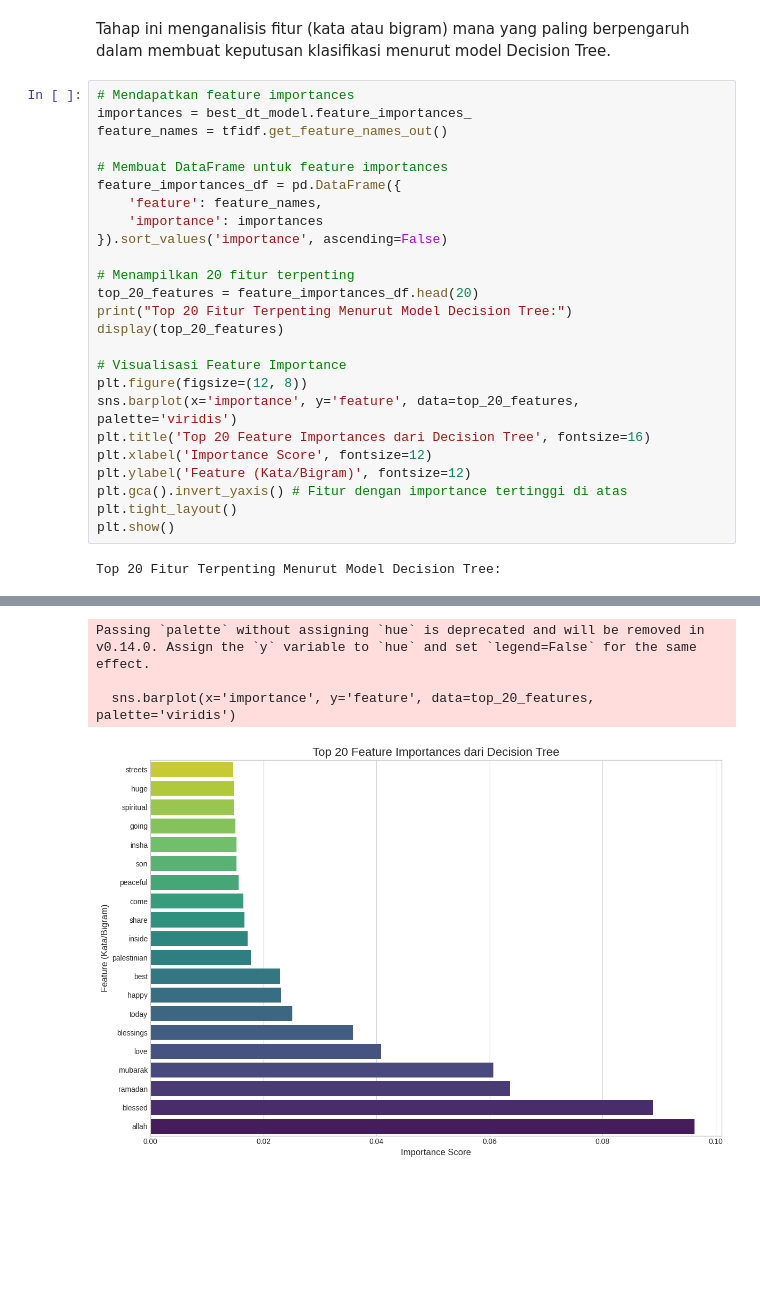
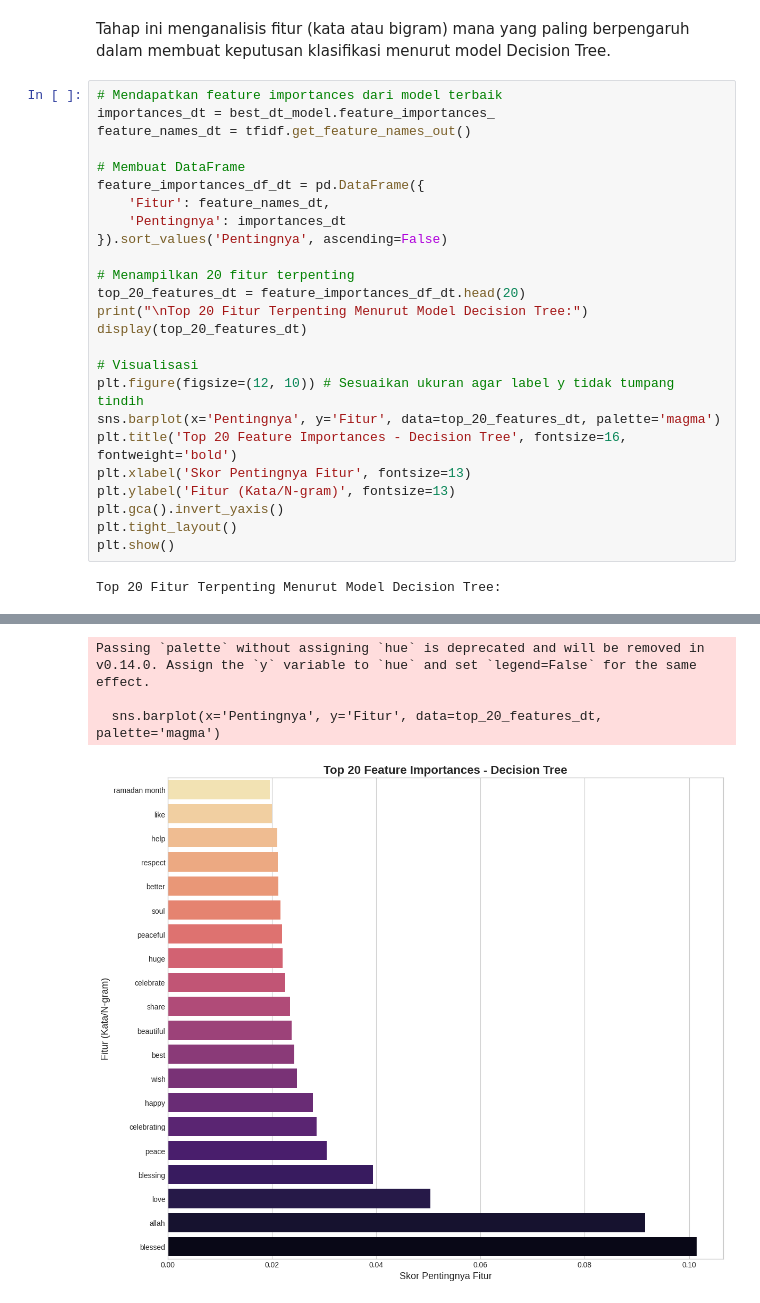
Before and after one commit to LatiefDataVisionary/text-mining-and-natural-language-processing-college-task, a Jupyter notebook: notebooks/decision_tree_model.ipynb, the cells around one changed output, grey strips where cells are left out. Drawn from its saved outputs; the diff is of its cells as text; blank space fills up the shorter version.

Commit message:
Perubahan kode di bagian - Analisis Fitur Penting (Feature Importance Analysis)

```diff
--- a/notebooks/decision_tree_model.ipynb
+++ b/notebooks/decision_tree_model.ipynb
@@ -598,28 +598,28 @@ Visualisasi pohon keputusan dengan Graphviz telah dirender dan disimpan sebagai
 # %% [markdown]
 Tahap ini menganalisis fitur (kata atau bigram) mana yang paling berpengaruh dalam membuat keputusan klasifikasi menurut model Decision Tree.
 # %%
-# Mendapatkan feature importances
-importances = best_dt_model.feature_importances_
-feature_names = tfidf.get_feature_names_out()
+# Mendapatkan feature importances dari model terbaik
+importances_dt = best_dt_model.feature_importances_
+feature_names_dt = tfidf.get_feature_names_out()
 
-# Membuat DataFrame untuk feature importances
-feature_importances_df = pd.DataFrame({
-    'feature': feature_names,
-    'importance': importances
-}).sort_values('importance', ascending=False)
+# Membuat DataFrame
+feature_importances_df_dt = pd.DataFrame({
+    'Fitur': feature_names_dt,
+    'Pentingnya': importances_dt
+}).sort_values('Pentingnya', ascending=False)
 
 # Menampilkan 20 fitur terpenting
-top_20_features = feature_importances_df.head(20)
-print("Top 20 Fitur Terpenting Menurut Model Decision Tree:")
-display(top_20_features)
+top_20_features_dt = feature_importances_df_dt.head(20)
+print("\nTop 20 Fitur Terpenting Menurut Model Decision Tree:")
+display(top_20_features_dt)
 
-# Visualisasi Feature Importance
-plt.figure(figsize=(12, 8))
-sns.barplot(x='importance', y='feature', data=top_20_features, palette='viridis')
-plt.title('Top 20 Feature Importances dari Decision Tree', fontsize=16)
-plt.xlabel('Importance Score', fontsize=12)
-plt.ylabel('Feature (Kata/Bigram)', fontsize=12)
-plt.gca().invert_yaxis() # Fitur dengan importance tertinggi di atas
+# Visualisasi
+plt.figure(figsize=(12, 10)) # Sesuaikan ukuran agar label y tidak tumpang tindih
+sns.barplot(x='Pentingnya', y='Fitur', data=top_20_features_dt, palette='magma')
+plt.title('Top 20 Feature Importances - Decision Tree', fontsize=16, fontweight='bold')
+plt.xlabel('Skor Pentingnya Fitur', fontsize=13)
+plt.ylabel('Fitur (Kata/N-gram)', fontsize=13)
+plt.gca().invert_yaxis()
 plt.tight_layout()
 plt.show()
 # %% [output]
@@ -644,4 +644,4 @@ Top 20 Fitur Terpenting Menurut Model Decision Tree:
 Passing `palette` without assigning `hue` is deprecated and will be removed in v0.14.0. Assign the `y` variable to `hue` and set `legend=False` for the same effect.
 
-  sns.barplot(x='importance', y='feature', data=top_20_features, palette='viridis')
+  sns.barplot(x='Pentingnya', y='Fitur', data=top_20_features_dt, palette='magma')
-[figure, old version]
+[figure, new version]
```
Also changed, not shown: parts of 1 cell of this notebook.
